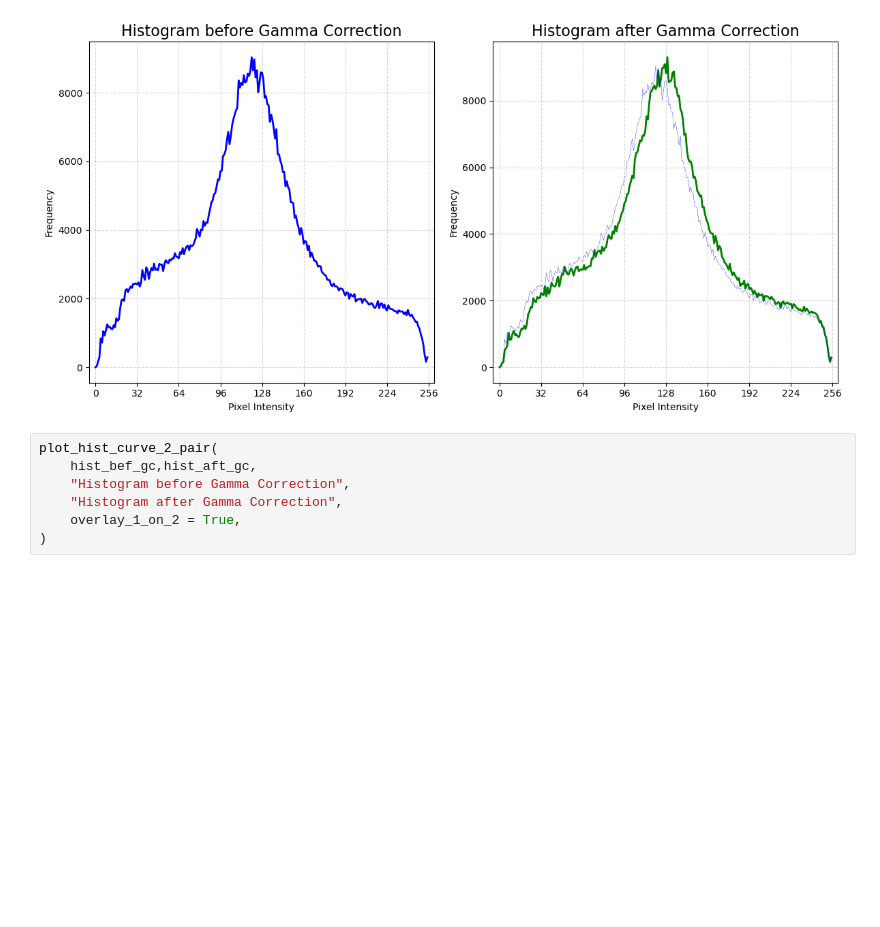
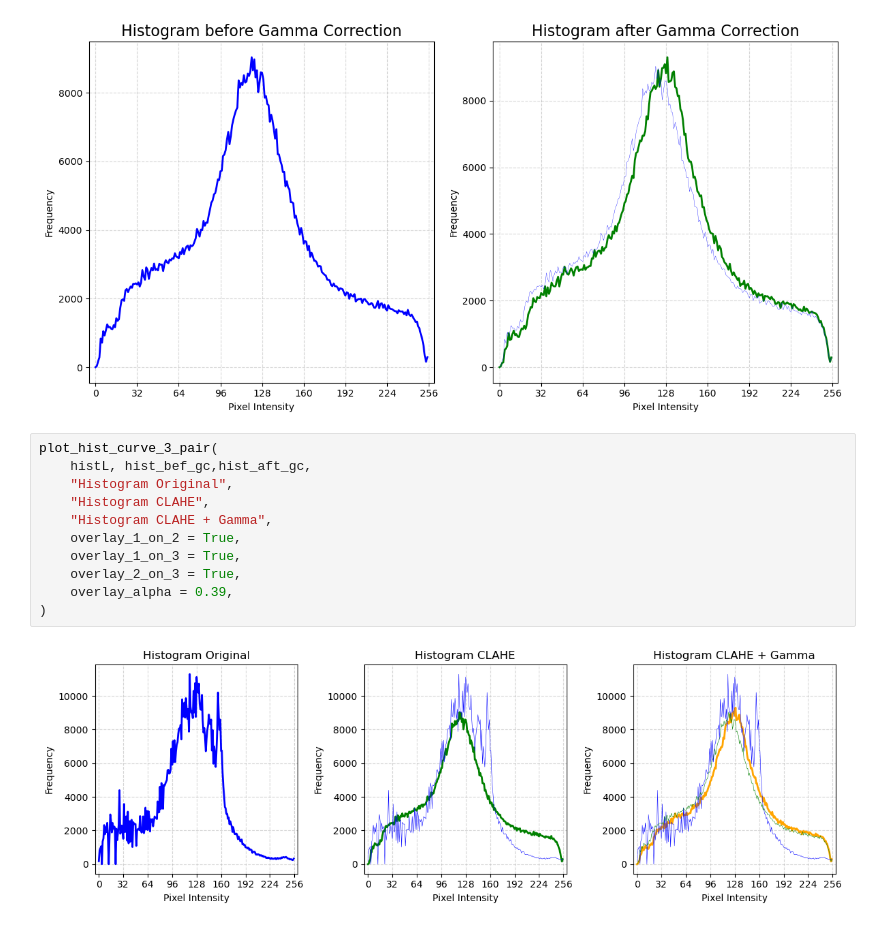
Before and after one commit to Mahanth-Maha/DeepSea-Image-Enhancement, a Jupyter notebook: src/dip_project/01_02_GammaCorrect.ipynb, the cells around one changed output. Cells and saved outputs as stored; diff of their text form; blank space fills up the shorter version.

Commit message:
v1.02 Gamma: gamma correction ok

```diff
--- a/src/dip_project/01_02_GammaCorrect.ipynb
+++ b/src/dip_project/01_02_GammaCorrect.ipynb
@@ -94,9 +94,15 @@ plot_hist_curve_2_pair(
 # %% [output]
 [figure]
 # %%
-plot_hist_curve_2_pair(
-    hist_bef_gc,hist_aft_gc,
-    "Histogram before Gamma Correction",
-    "Histogram after Gamma Correction",
+plot_hist_curve_3_pair(
+    histL, hist_bef_gc,hist_aft_gc,
+    "Histogram Original",
+    "Histogram CLAHE",
+    "Histogram CLAHE + Gamma",
     overlay_1_on_2 = True,
+    overlay_1_on_3 = True,
+    overlay_2_on_3 = True,
+    overlay_alpha = 0.39,
 )
+# %% [output]
+[figure, added]
```
Also changed, not shown: 1 other file.
